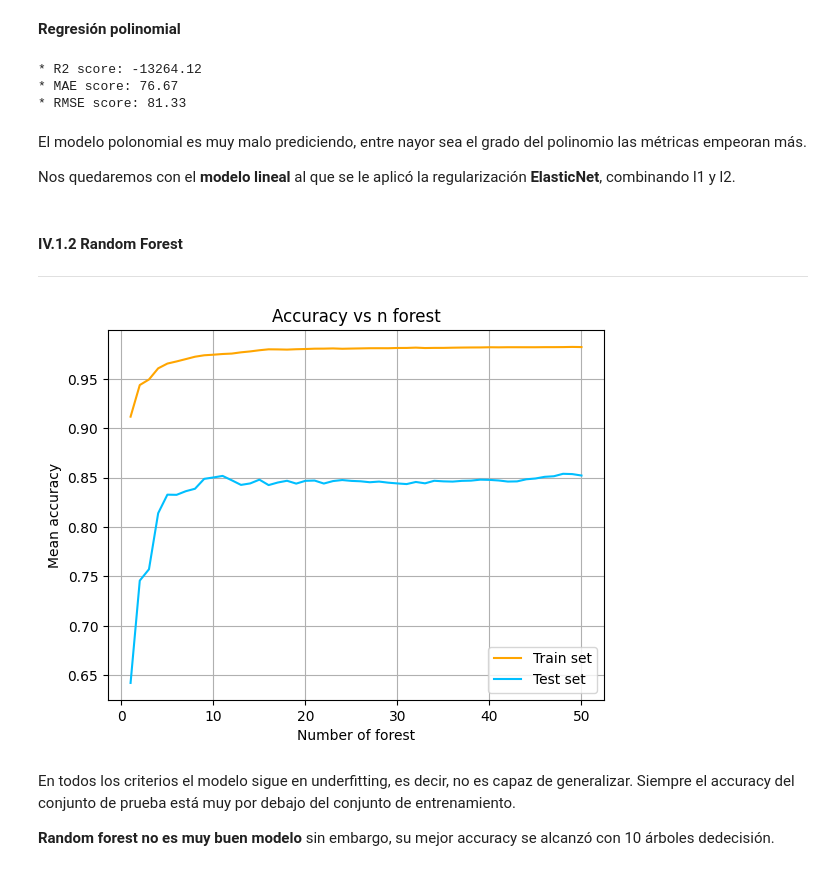
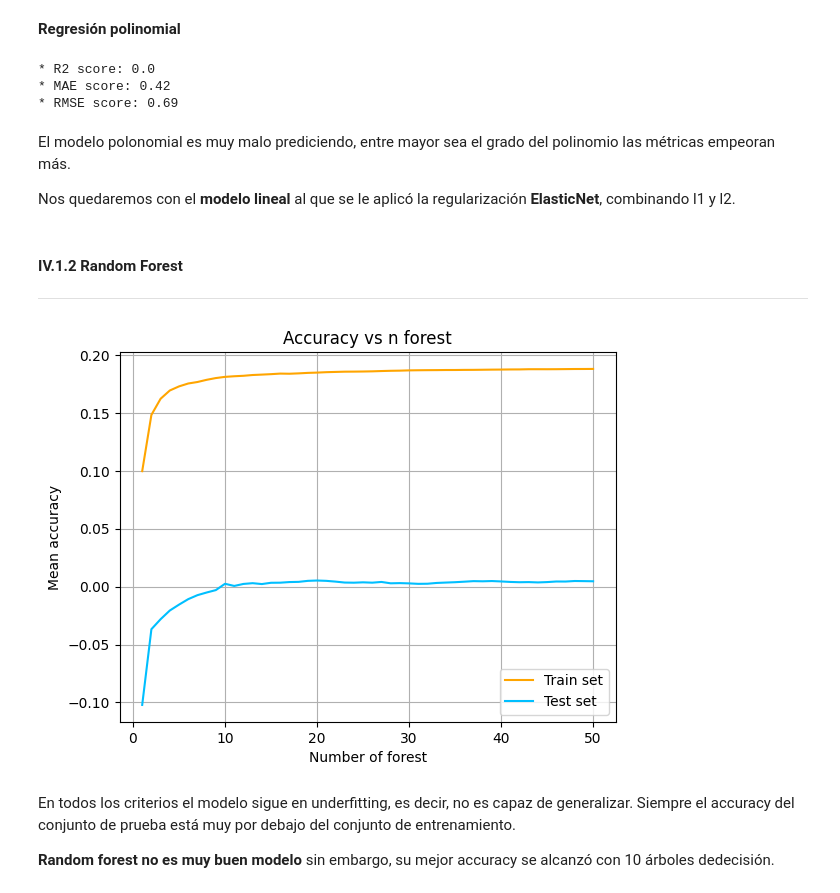
Before and after one commit to EstebanPerez25/ACD-Modelo_predictivo_de_satisfacion, a Jupyter notebook: Modelo_predictivo_de_satisfacción.ipynb, the cells around one changed output. Cells and saved outputs as stored; diff of their text form; code cells hidden in the pictures.

```diff
--- a/Modelo_predictivo_de_satisfacción.ipynb
+++ b/Modelo_predictivo_de_satisfacción.ipynb
@@ -1447,24 +1438,24 @@ X_poly_test = poly.fit_transform(Xs_test)  # Genera las características polinom
 # ---------------------------------------
 
 # Modelo de regresión lineal
-m_slr = LinearRegression().fit(X_poly_train, yn_train) # Entrenamiento
+m_slr = LinearRegression().fit(X_poly_train, y_train) # Entrenamiento
 
 yn_pred = m_slr.predict(X_poly_test)  # Test
 
 # Evaluación
-r2_slr = round(r2_score(yn_test, yn_pred), 2)
-mae_slr = round(mean_absolute_error(yn_test, yn_pred), 2)
-rmse_slr = round(np.sqrt(mean_squared_error(yn_test, yn_pred)), 2)
+r2_slr = round(r2_score(y_test, yn_pred), 2)
+mae_slr = round(mean_absolute_error(y_test, yn_pred), 2)
+rmse_slr = round(np.sqrt(mean_squared_error(y_test, yn_pred)), 2)
 
 print('* R2 score:', r2_slr)  # 1 is perfect
 print('* MAE score:', mae_slr)  # 0 is perfect
 print('* RMSE score:', rmse_slr)  # 0 is perfect
 # %% [output]
-* R2 score: -13264.12
-* MAE score: 76.67
-* RMSE score: 81.33
+* R2 score: 0.0
+* MAE score: 0.42
+* RMSE score: 0.69
 # %% [markdown]
-El modelo polonomial es muy malo prediciendo, entre nayor sea el grado del polinomio las métricas empeoran más.
+El modelo polonomial es muy malo prediciendo, entre mayor sea el grado del polinomio las métricas empeoran más.
 
 Nos quedaremos con el **modelo lineal** al que se le aplicó la regularización **ElasticNet**, combinando l1 y l2.
 # %% [markdown]
@@ -1473,32 +1464,32 @@ Nos quedaremos con el **modelo lineal** al que se le aplicó la regularización
 # %%
 acc_train = []  # Lista para almacenar accuracy
 acc_test = []  # Lista para almacenar accuracy
 
 n = 50  # Número de bosques (forest)
 
 for k in range(1, n+1):
 
     m_rfr = RandomForestRegressor(n_estimators=k,
                                  criterion='poisson',
                                  #max_depth=3,
                                  random_state=42)
 
-    m_rfr.fit(Xs_train, yn_train)
+    m_rfr.fit(Xs_train, y_train)
 
 
-    acc_train.append(m_rfr.score(Xs_train, yn_train))
-    acc_test.append(m_rfr.score(Xs_test, yn_test))
+    acc_train.append(m_rfr.score(Xs_train, y_train))
+    acc_test.append(m_rfr.score(Xs_test, y_test))
 
 plt.plot(range(1, n+1), acc_train, color='orange')
 plt.plot(range(1, n+1), acc_test, color='deepskyblue')
 plt.xlabel('Number of forest')
 plt.ylabel('Mean accuracy')
 plt.title('Accuracy vs n forest')
 plt.grid(True)
 plt.legend(['Train set', 'Test set'])
 plt.show()
 # %% [output]
-[figure, old version]
+[figure, new version]
 # %% [markdown]
 En todos los criterios el modelo sigue en underfitting, es decir, no es capaz de generalizar. Siempre el accuracy del conjunto de prueba está muy por debajo del conjunto de entrenamiento.
 
```
Also changed, not shown: parts of 33 cells of this notebook.
